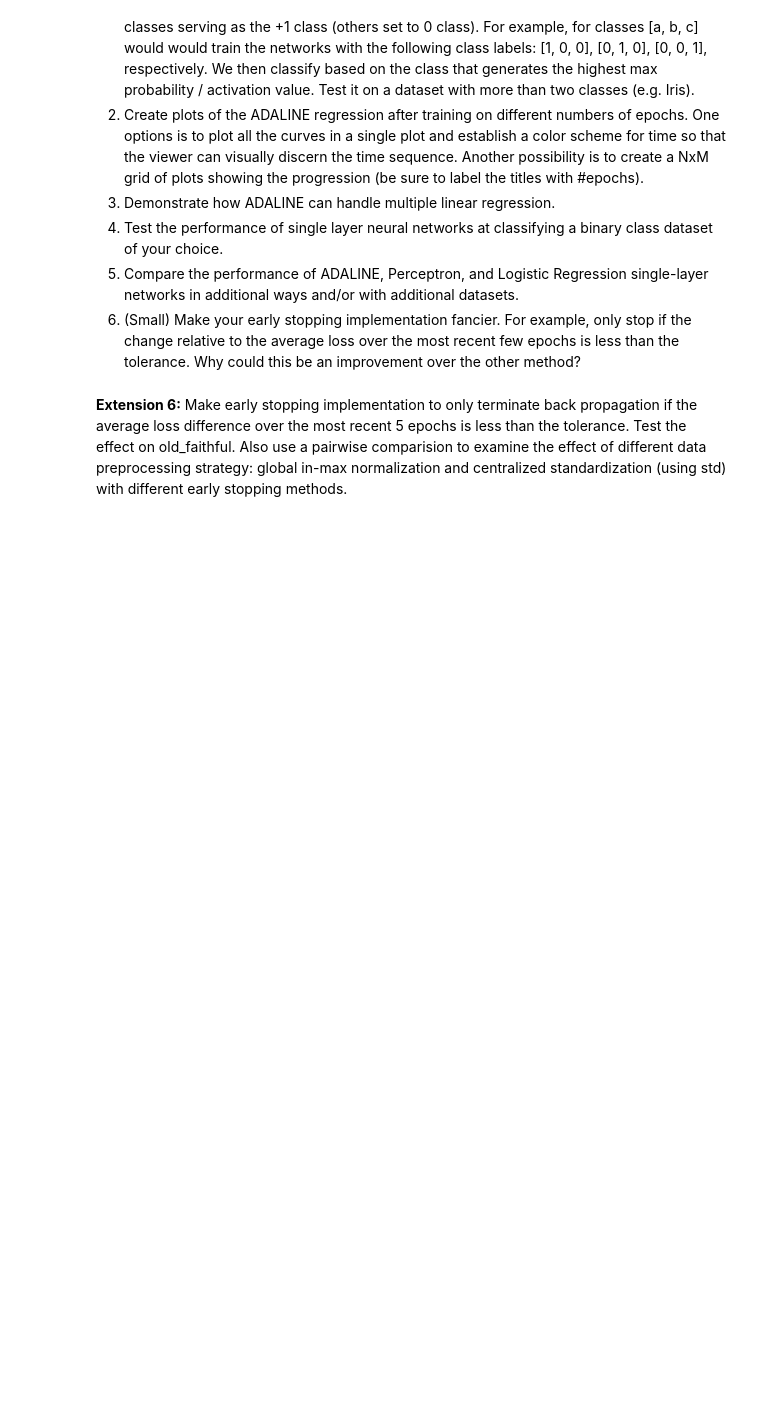
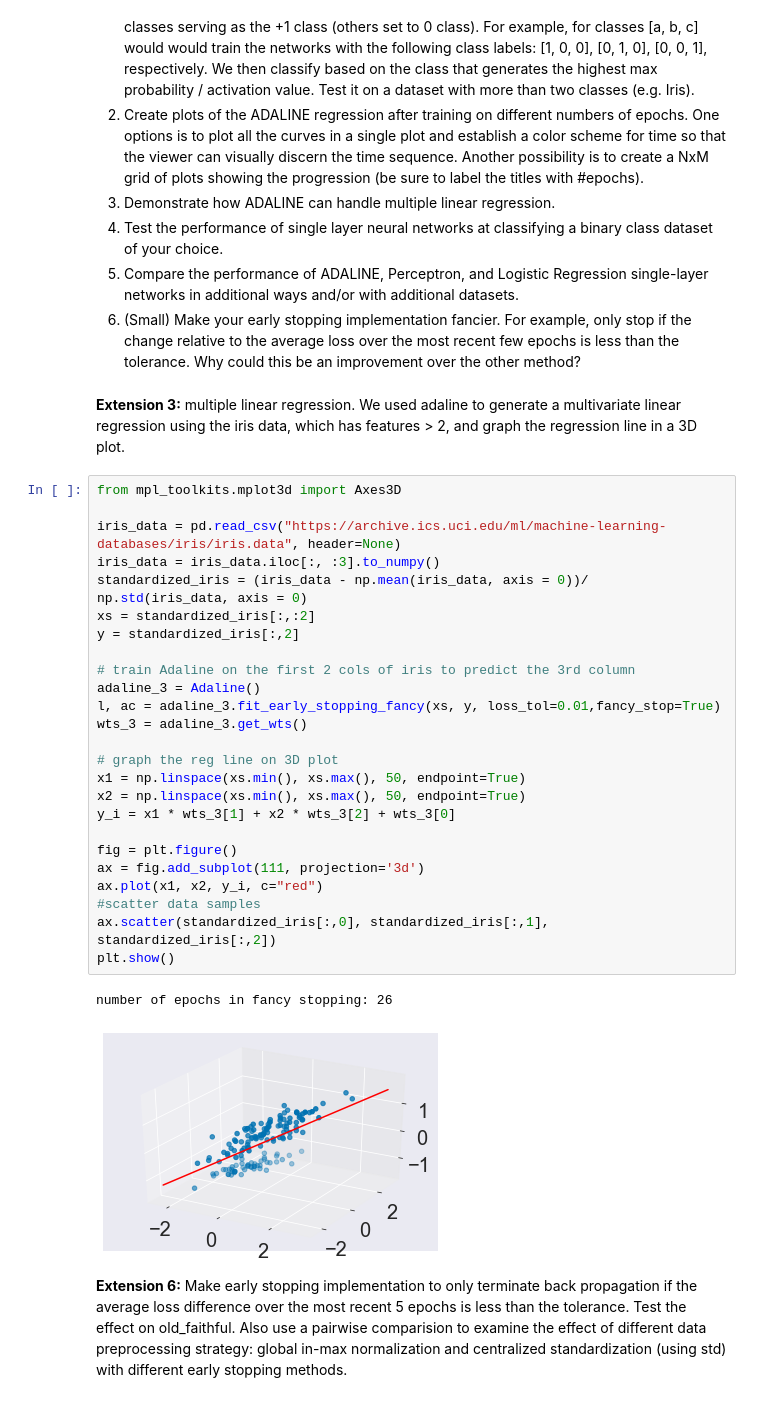
Before and after one commit to luhangsnn/neuralnetworks, a Jupyter notebook: proj1/classification_and_regression.ipynb, the cells around one changed output. Drawn from its saved outputs; the diff is of its cells as text; blank space fills up the shorter version.

```diff
--- a/proj1/classification_and_regression.ipynb
+++ b/proj1/classification_and_regression.ipynb
@@ -468,6 +468,36 @@ Generally, a small number of "in-depth" extensions count for more than many "sha
 4. Test the performance of single layer neural networks at classifying a binary class dataset of your choice.
 5. Compare the performance of ADALINE, Perceptron, and Logistic Regression single-layer networks in additional ways and/or with additional datasets.
 6. (Small) Make your early stopping implementation fancier. For example, only stop if the change relative to the average loss over the most recent few epochs is less than the tolerance. Why could this be an improvement over the other method?
+# %% [markdown]
+**Extension 3:** multiple linear regression. We used adaline to generate a multivariate linear regression using the iris data, which has features > 2, and graph the regression line in a 3D plot.
+# %%
+from mpl_toolkits.mplot3d import Axes3D
+
+iris_data = pd.read_csv("https://archive.ics.uci.edu/ml/machine-learning-databases/iris/iris.data", header=None)
+iris_data = iris_data.iloc[:, :3].to_numpy()
+standardized_iris = (iris_data - np.mean(iris_data, axis = 0))/ np.std(iris_data, axis = 0)
+xs = standardized_iris[:,:2]
+y = standardized_iris[:,2]
+
+# train Adaline on the first 2 cols of iris to predict the 3rd column
+adaline_3 = Adaline()
+l, ac = adaline_3.fit_early_stopping_fancy(xs, y, loss_tol=0.01,fancy_stop=True)
+wts_3 = adaline_3.get_wts()
+
+# graph the reg line on 3D plot
+x1 = np.linspace(xs.min(), xs.max(), 50, endpoint=True)
+x2 = np.linspace(xs.min(), xs.max(), 50, endpoint=True)
+y_i = x1 * wts_3[1] + x2 * wts_3[2] + wts_3[0]
+
+fig = plt.figure()
+ax = fig.add_subplot(111, projection='3d')
+ax.plot(x1, x2, y_i, c="red")
+#scatter data samples
+ax.scatter(standardized_iris[:,0], standardized_iris[:,1], standardized_iris[:,2])
+plt.show()
+# %% [output]
+number of epochs in fancy stopping: 26
+[figure, added]
 # %% [markdown]
 **Extension 6:** Make early stopping implementation to only terminate back propagation if the average loss difference over the most recent 5 epochs is less than the tolerance. Test the effect on old_faithful. Also use a pairwise comparision to examine the effect of different data preprocessing strategy: global in-max normalization and centralized standardization (using std) with different early stopping methods.
 # %%
```
Also changed, not shown: parts of 8 cells of this notebook.
